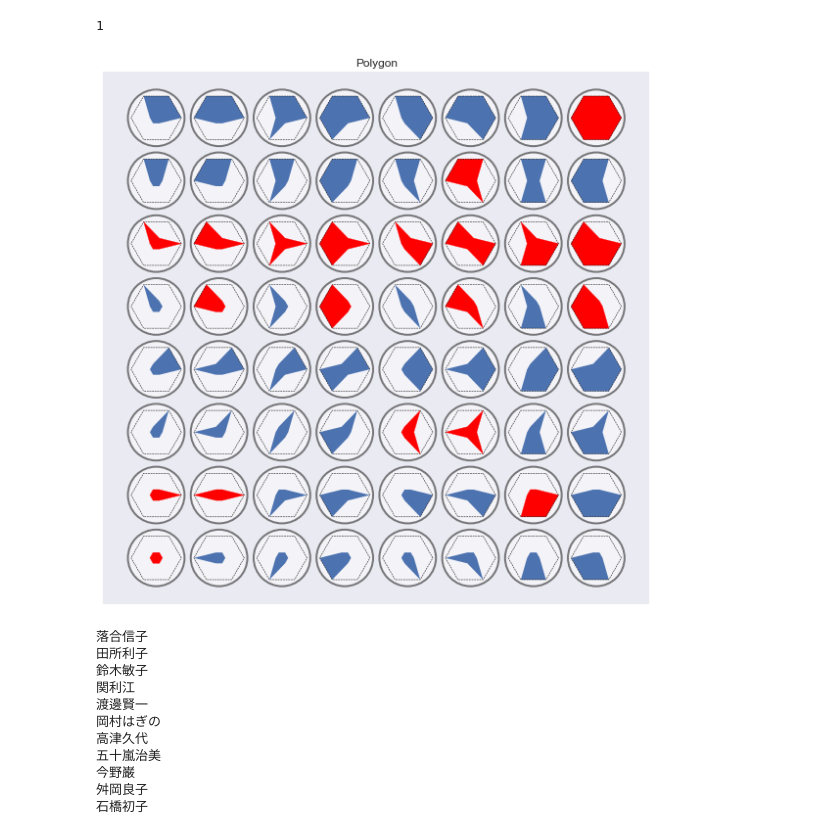
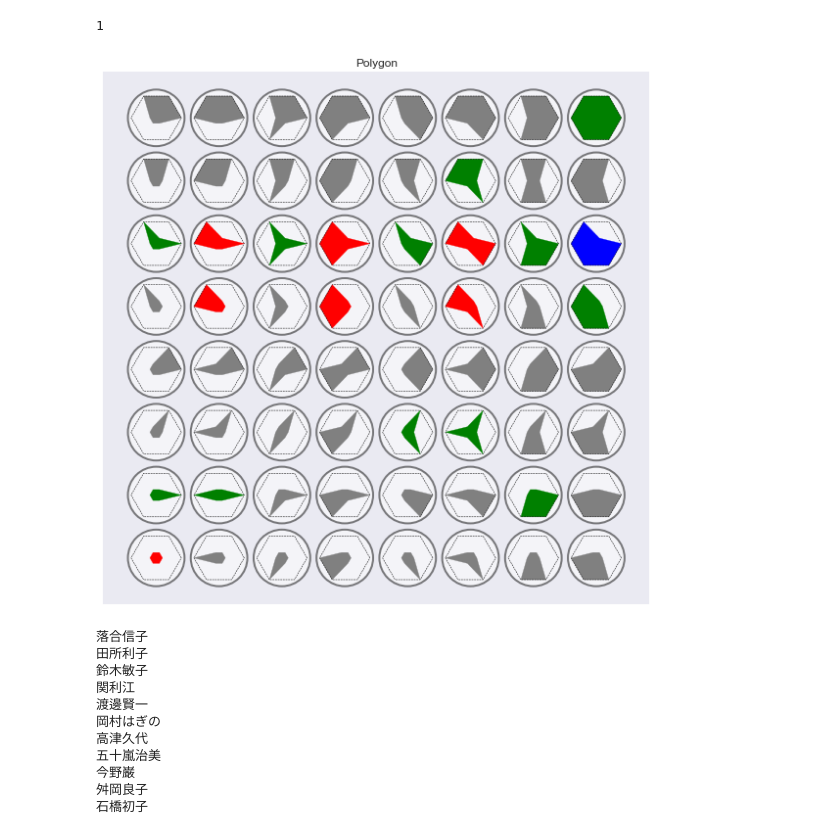
Before and after one commit to Yuta-Tawaki/Markov-for-DSS, a Jupyter notebook: state_class.ipynb, the cells around one changed output. Drawn from its saved outputs; the diff is of its cells as text; code cells hidden in the pictures.

```diff
--- a/state_class.ipynb
+++ b/state_class.ipynb
@@ -294,7 +294,7 @@ def all_state(d):
                 fr  ==float(state[state['name']==subname]['FR'][l:l+1]) and
                 cs30==float(state[state['name']==subname]['CS-30'][l:l+1])
                ):
-                sub=1
+                sub=sub+1
     grip=grip*0.4 if (grip==1) else 0.1
     ols=ols*0.4  if (ols ==1) else 0.1
     t_5m=t_5m*0.4  if (t_5m==1)  else 0.1
@@ -322,37 +322,41 @@ for p in range(8):
                        [0.5+p+np.cos(2*np.pi*3/n)*al_st[3], 0.5+q+np.sin(2*np.pi*3/n)*al_st[3]],
                        [0.5+p+np.cos(2*np.pi*4/n)*al_st[4], 0.5+q+np.sin(2*np.pi*4/n)*al_st[4]],
                        [0.5+p+np.cos(2*np.pi*5/n)*al_st[5], 0.5+q+np.sin(2*np.pi*5/n)*al_st[5]] ])
-        if (al_st[6]==1):
+        if (al_st[6]>=1 and al_st[6]<3):
+            polygon = mpatches.Polygon(xy=xy, closed=True, color='green')
+        elif (al_st[6]>=3 and al_st[6]<6):
+            polygon = mpatches.Polygon(xy=xy, closed=True, color='blue')
+        elif (al_st[6]>=6 ):
             polygon = mpatches.Polygon(xy=xy, closed=True, color='red')
         else:
-            polygon = mpatches.Polygon(xy=xy, closed=True)
+            polygon = mpatches.Polygon(xy=xy, closed=True, color='gray')
         patches.append(['Polygon', polygon])
 
         # 多角形：能力の枠
         xy = np.array([[0.5+p+np.cos(2*np.pi*0/n)*0.4, 0.5+q+np.sin(2*np.pi*0/n)*0.4],
                        [0.5+p+np.cos(2*np.pi*1/n)*0.4, 0.5+q+np.sin(2*np.pi*1/n)*0.4],
                        [0.5+p+np.cos(2*np.pi*2/n)*0.4, 0.5+q+np.sin(2*np.pi*2/n)*0.4],
                        [0.5+p+np.cos(2*np.pi*3/n)*0.4, 0.5+q+np.sin(2*np.pi*3/n)*0.4],
                        [0.5+p+np.cos(2*np.pi*4/n)*0.4, 0.5+q+np.sin(2*np.pi*4/n)*0.4],
                        [0.5+p+np.cos(2*np.pi*5/n)*0.4, 0.5+q+np.sin(2*np.pi*5/n)*0.4],
                        [0.5+p+np.cos(2*np.pi*6/n)*0.4, 0.5+q+np.sin(2*np.pi*6/n)*0.4] ])
         polygon = mpatches.Polygon(xy=xy, closed=True,linestyle='--',fill=False, color='black', linewidth=0.5)
         patches.append(['Polygon', polygon])
         d=d+1
 
 def make_ticks_off(ax):
     ax.axis('equal')
     ax.set_xticks([])
     ax.set_yticks([])
 
 for i, (name, patch) in enumerate(patches, 1):
     #ax = fig.add_subplot(5, 4, i)
     ax = plt.axes()
     ax.add_patch(patch)
     ax.set_title(name)
     make_ticks_off(ax)
 # %% [output]
-[figure, old version]
+[figure, new version]
 # %%
 sub=0
 for nm in range(len(state['name'].unique())):
```
